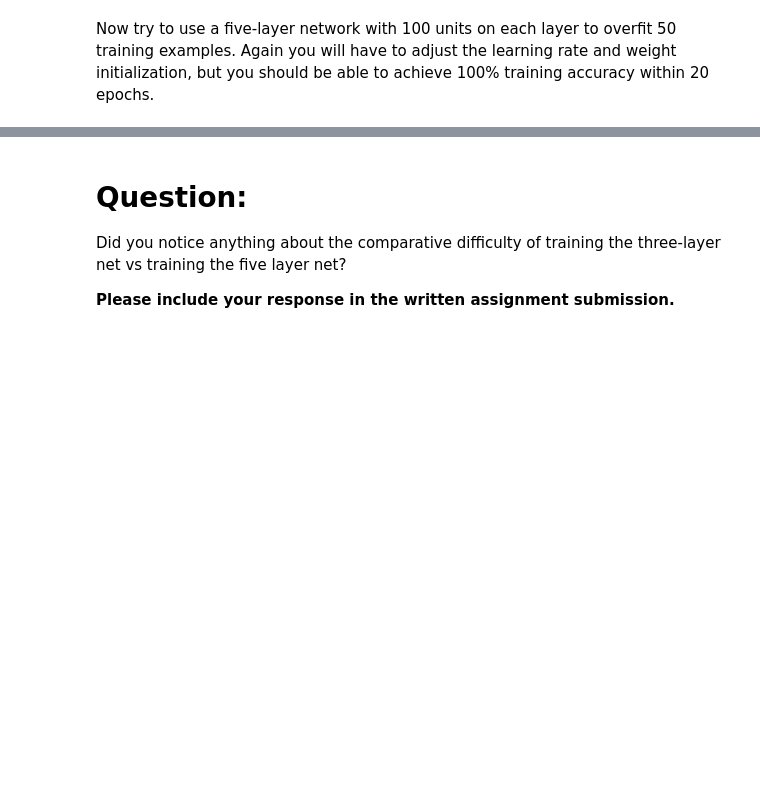
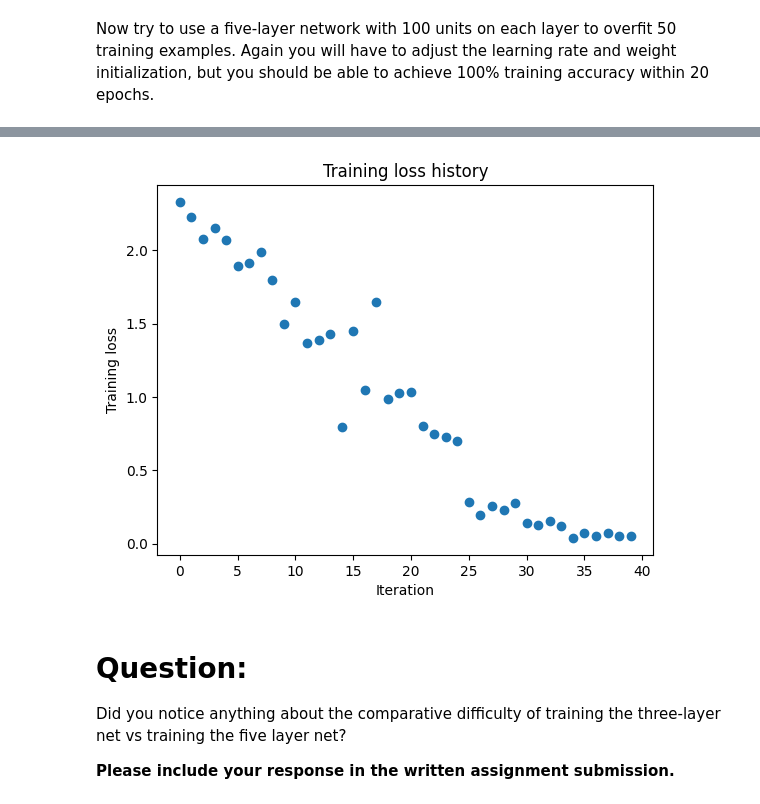
Before and after one commit to nraultwang/cs182, a Jupyter notebook: hw00/code/networks.ipynb, the cells around one changed output, grey strips where cells are left out. Cells and saved outputs as stored; diff of their text form; code cells hidden in the pictures; blank space fills up the shorter version.

```diff
--- a/hw00/code/networks.ipynb
+++ b/hw00/code/networks.ipynb
@@ -528,6 +564,8 @@ plt.show()
 Now try to use a five-layer network with 100 units on each layer to overfit 50 training examples. Again you will have to adjust the learning rate and weight initialization, but you should be able to achieve 100% training accuracy within 20 epochs.
 # %%
 ## TODO: Use a five-layer Net to overfit 50 training examples.
+weight_scale = 3e-2
+learning_rate = 3e-2
 
 num_train = 50
 small_data = {
@@ -560,3 +598,4 @@ plt.title('Training loss history')
 plt.xlabel('Iteration')
 plt.ylabel('Training loss')
 plt.show()
+# %% [output]
@@ -563,3 +619,4 @@ plt.show()
+[figure, added]
 # %% [markdown]
 # Question:
 Did you notice anything about the comparative difficulty of training the three-layer net vs training the five layer net?
```
Also changed, not shown: parts of 11 cells of this notebook, 4 other files.
